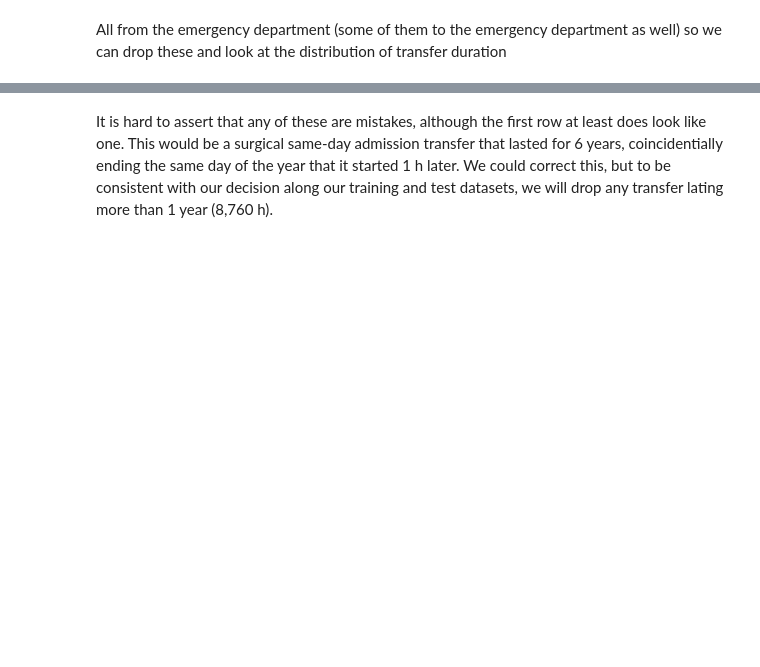
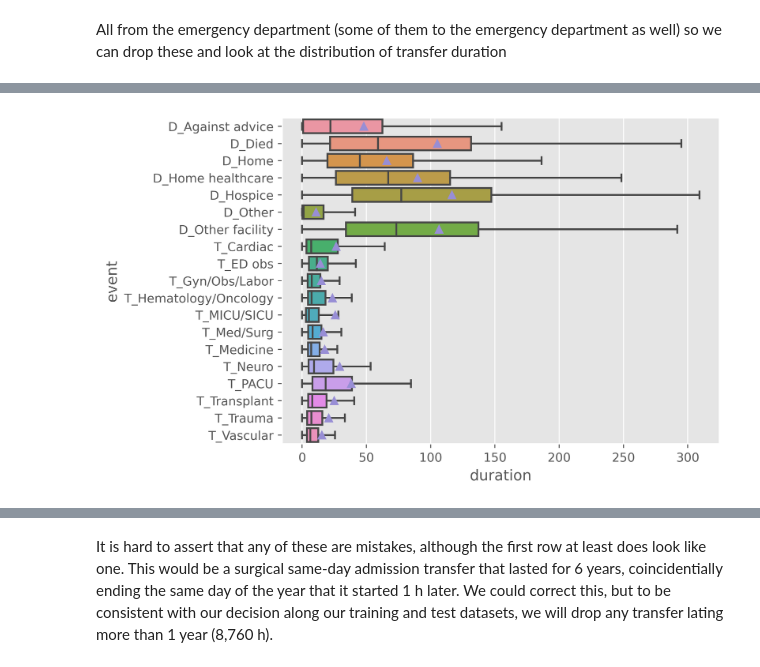
Before and after one commit to NacMed94/Capstone-project-Brainstation, a Jupyter notebook: EDA and feature engineering.ipynb, the cells around one changed output, grey strips where cells are left out. Cells and saved outputs as stored; diff of their text form; code cells hidden in the pictures; blank space fills up the shorter version.

```diff
--- a/EDA and feature engineering.ipynb
+++ b/EDA and feature engineering.ipynb
@@ -341,0 +442,5 @@ As we see in the histogram above, the transfer duration has an exponential (near
+# %%
+sns.boxplot(data = working_df.sort_values(by = 'event'), y = 'event', x = 'duration', showfliers = False, showmeans = True)
+plt.show()
+# %% [output]
+[figure, added]
```
Also changed, not shown: parts of 41 cells of this notebook, 1 other file.
